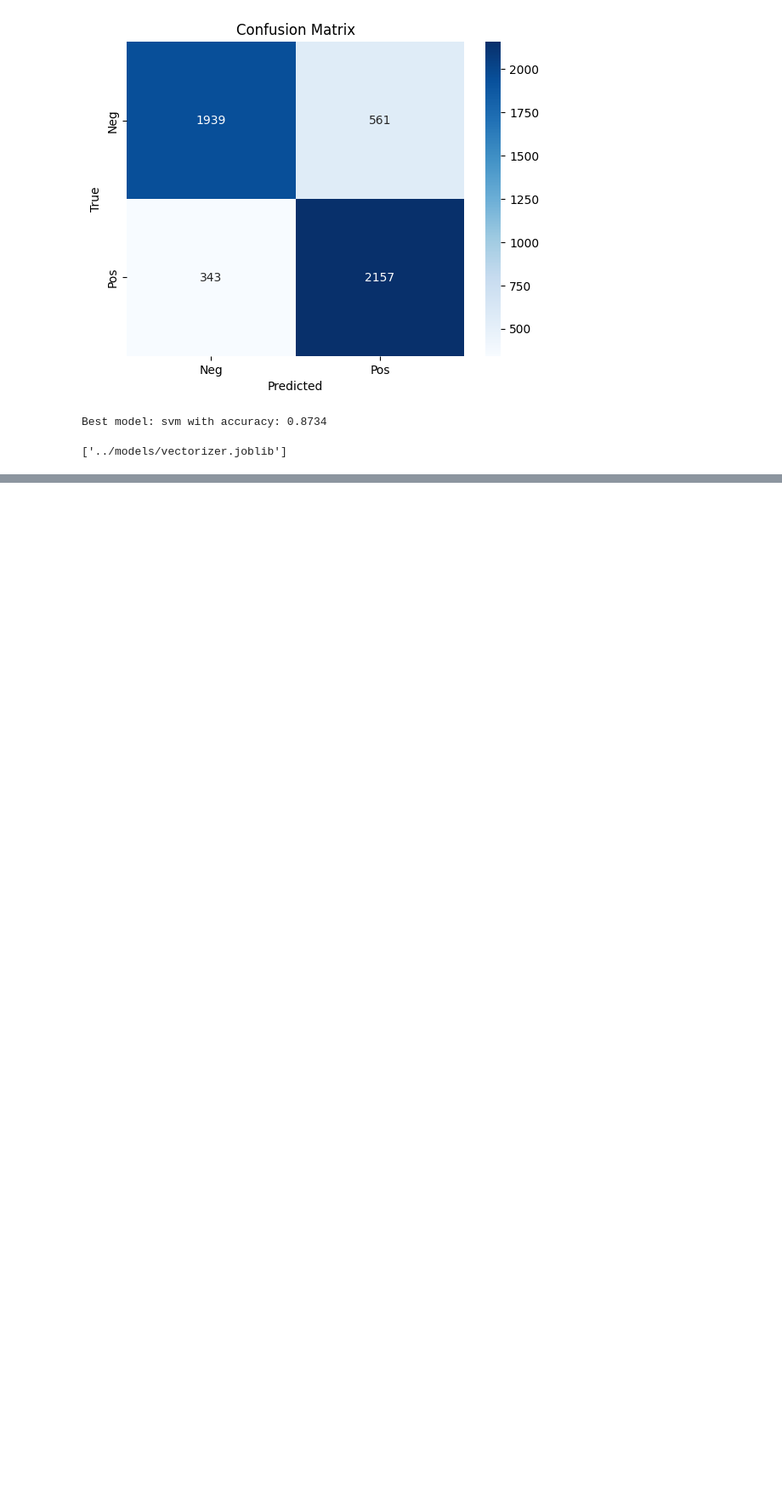
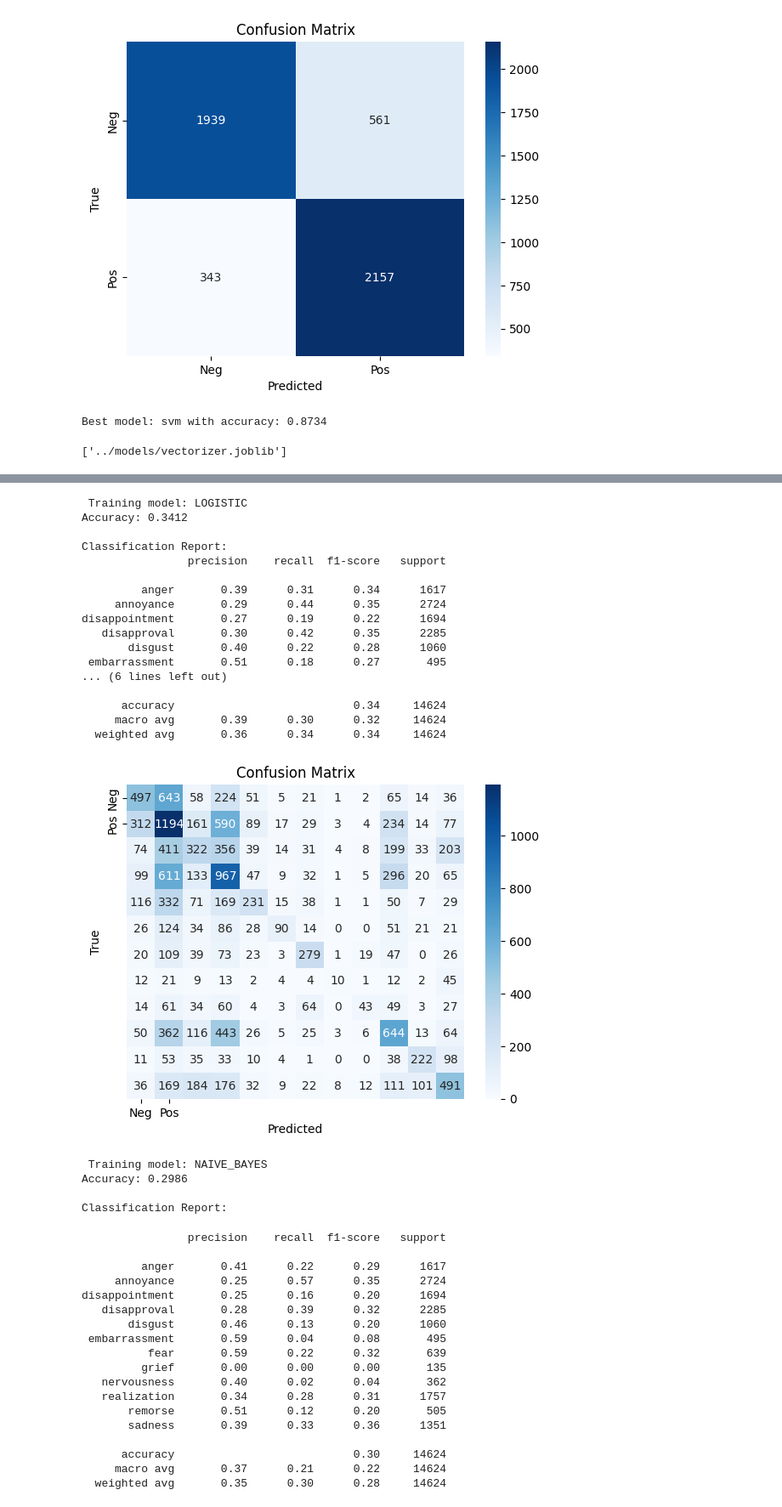
Before and after one commit to PolPujolSantaella/sentiment-analyzer, a Jupyter notebook: notebooks/models_sentiment.ipynb, the cells around one changed output, grey strips where cells are left out. Shown: that part at 85% size. Cells and saved outputs as stored; diff of their text form; code cells hidden in the pictures; blank space fills up the shorter version.

```diff
--- a/notebooks/models_sentiment.ipynb
+++ b/notebooks/models_sentiment.ipynb
@@ -123,27 +159,71 @@ TypeError: cannot unpack non-iterable OneVsRestClassifier object
 # %%
 df = pd.read_csv('../data/preprocessed/goemotions_train_negative_clean.csv')
 
 X_train, X_test, y_train, y_test = train_test_split(
     df['text_clean'], df['emotion'], test_size=0.2, stratify=df['emotion'], random_state=42
 )
+
+X_train = X_train.fillna("")
+X_test = X_test.fillna("")
 
 X_train_vect, X_test_vect, vectorizer = vectorize_text(X_train, X_test)
 
 best_accuracy = 0.0
 best_model = None
 best_model_name = None
 
 
-for model_name in ['logistic', 'naive_bayes', 'svm', 'random_forest', 'xgboost']:
+for model_name in ['logistic', 'naive_bayes', 'svm', 'random_forest']:
     print(f"\n Training model: {model_name.upper()}")
-    model, best_parms = train_model(X_train_vect, y_train, model_type=model_name)
+    model = train_model_emotions(X_train_vect, y_train, model_type=model_name)
     acc = evaluate_model(model, X_test_vect, y_test)
 
     if acc > best_accuracy:
         best_accuracy = acc
         best_model = model
         best_model_name = model_name
 
 print(f"\nBest model: {best_model_name} with accuracy: {best_accuracy:.4f}")
 joblib.dump(best_model, '../models/negative_model.joblib')
 joblib.dump(vectorizer, '../models/vectorizer_negative.joblib')
+# %% [output]
+ Training model: LOGISTIC
+Accuracy: 0.3412
+
+Classification Report:
+                precision    recall  f1-score   support
+
+         anger       0.39      0.31      0.34      1617
+     annoyance       0.29      0.44      0.35      2724
+disappointment       0.27      0.19      0.22      1694
+   disapproval       0.30      0.42      0.35      2285
+       disgust       0.40      0.22      0.28      1060
+ embarrassment       0.51      0.18      0.27       495
+... (6 lines left out)
+
+      accuracy                           0.34     14624
+     macro avg       0.39      0.30      0.32     14624
+  weighted avg       0.36      0.34      0.34     14624
+[figure, added]
+ Training model: NAIVE_BAYES
+Accuracy: 0.2986
+
+Classification Report:
+                precision    recall  f1-score   support
+
+         anger       0.41      0.22      0.29      1617
+     annoyance       0.25      0.57      0.35      2724
+disappointment       0.25      0.16      0.20      1694
+   disapproval       0.28      0.39      0.32      2285
+       disgust       0.46      0.13      0.20      1060
+ embarrassment       0.59      0.04      0.08       495
+          fear       0.59      0.22      0.32       639
+         grief       0.00      0.00      0.00       135
+   nervousness       0.40      0.02      0.04       362
+   realization       0.34      0.28      0.31      1757
+       remorse       0.51      0.12      0.20       505
+       sadness       0.39      0.33      0.36      1351
+
+      accuracy                           0.30     14624
+     macro avg       0.37      0.21      0.22     14624
+  weighted avg       0.35      0.30      0.28     14624
```
Also changed, not shown: parts of 2 cells of this notebook, 5 other files.
